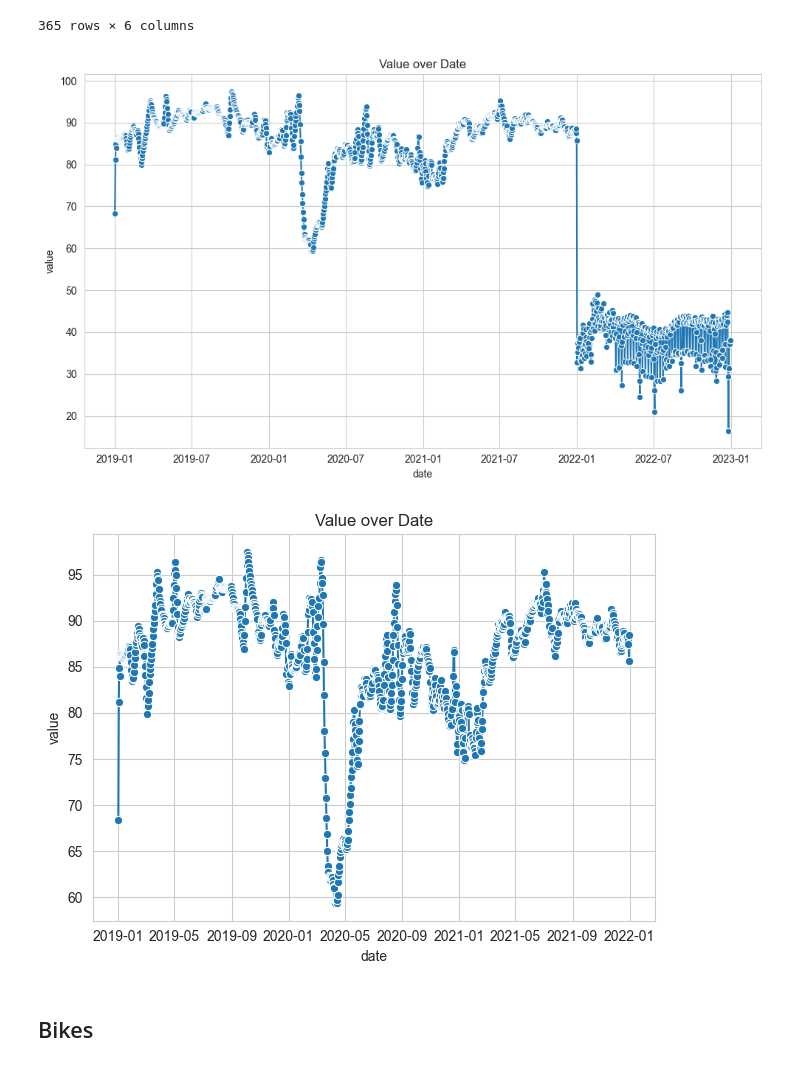
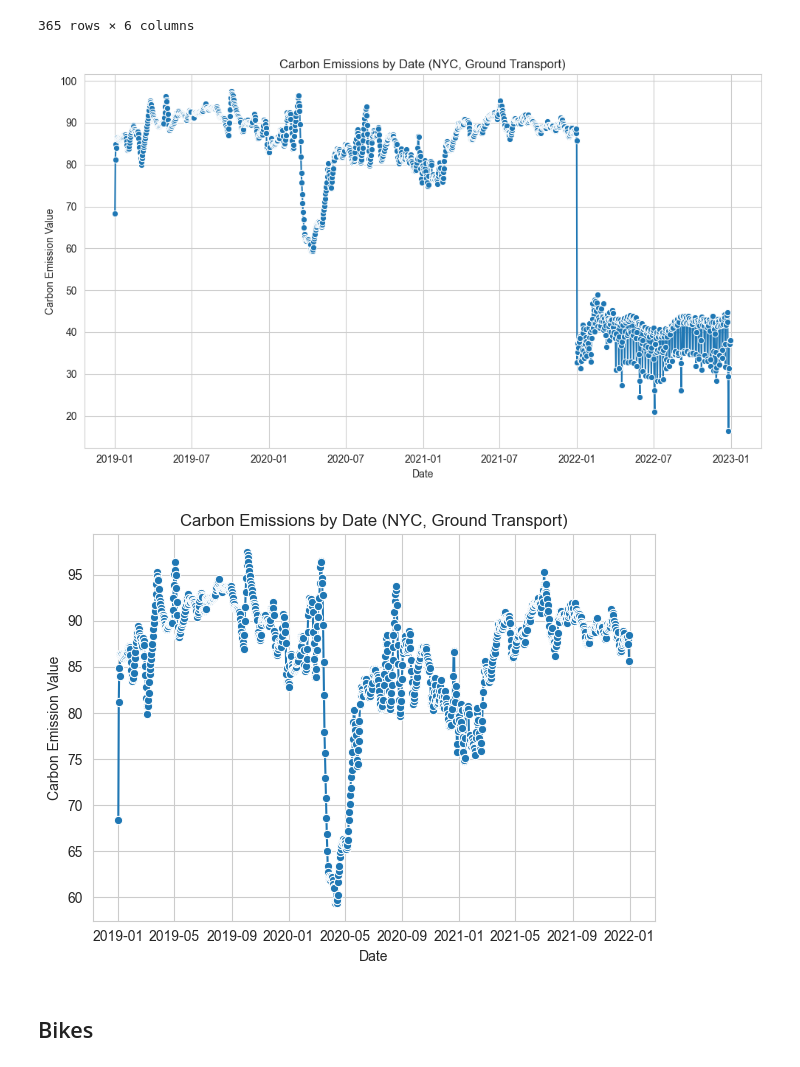
Before and after one commit to nallen19/DSandML, a Jupyter notebook: Project/Project.ipynb, the cells around one changed output. Cells and saved outputs as stored; diff of their text form; code cells hidden in the pictures.

```diff
--- a/Project/Project.ipynb
+++ b/Project/Project.ipynb
@@ -39,19 +42,23 @@ sns.set_style("whitegrid")
 plt.figure(figsize=(10, 6))
 
 sns.lineplot(x='date', y='value', data=df_NYground_emissions, marker='o')
-plt.title('Value over Date')
+plt.title('Carbon Emissions by Date (NYC, Ground Transport)')
+plt.xlabel('Date')
+plt.ylabel('Carbon Emission Value')
 plt.tight_layout()
 plt.show()
 # %% [output]
-[figure, old version]
+[figure, new version]
 # %%
 df_NYground_emissions = df_NYground_emissions[df_NYground_emissions['year'] != 2022]
 sns.lineplot(x='date', y='value', data=df_NYground_emissions, marker='o')
-plt.title('Value over Date')
+plt.title('Carbon Emissions by Date (NYC, Ground Transport)')
+plt.xlabel('Date')
+plt.ylabel('Carbon Emission Value')
 plt.tight_layout()
 plt.show()
 # %% [output]
-[figure, old version]
+[figure, new version]
 # %% [markdown]
 ## Bikes
 # %%
```
Also changed, not shown: parts of 15 cells of this notebook.
